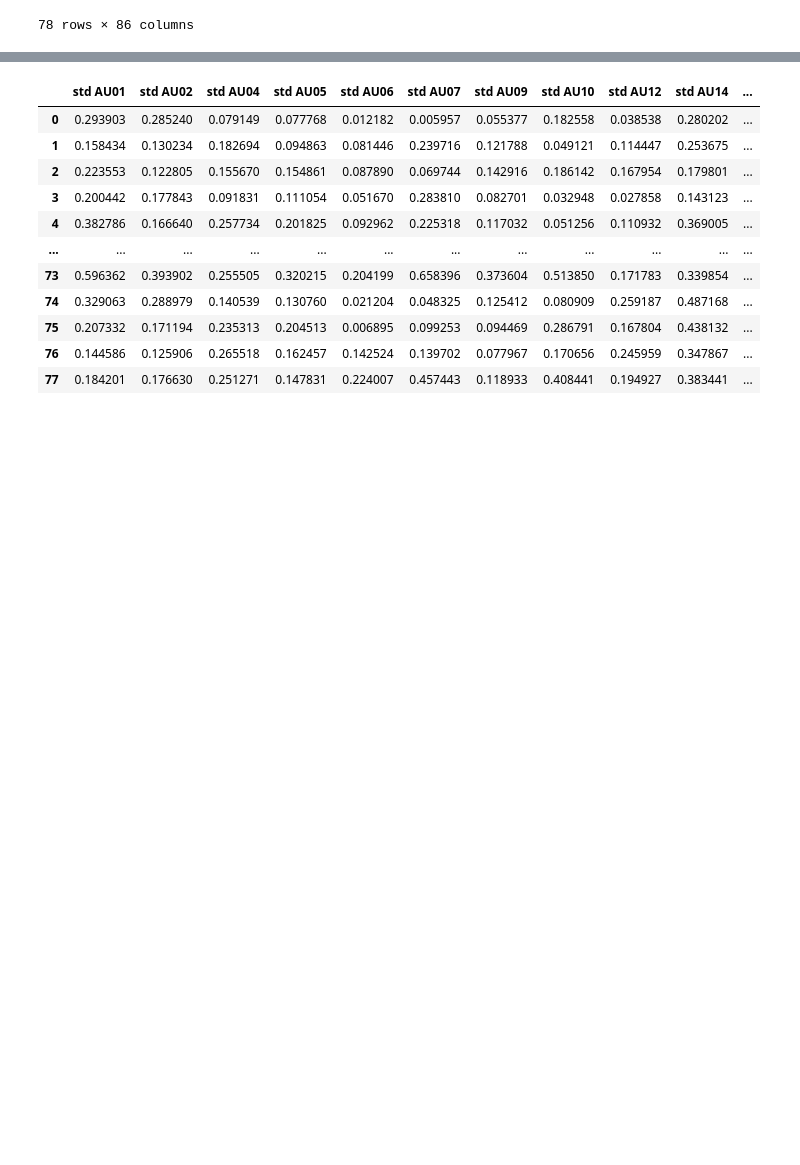
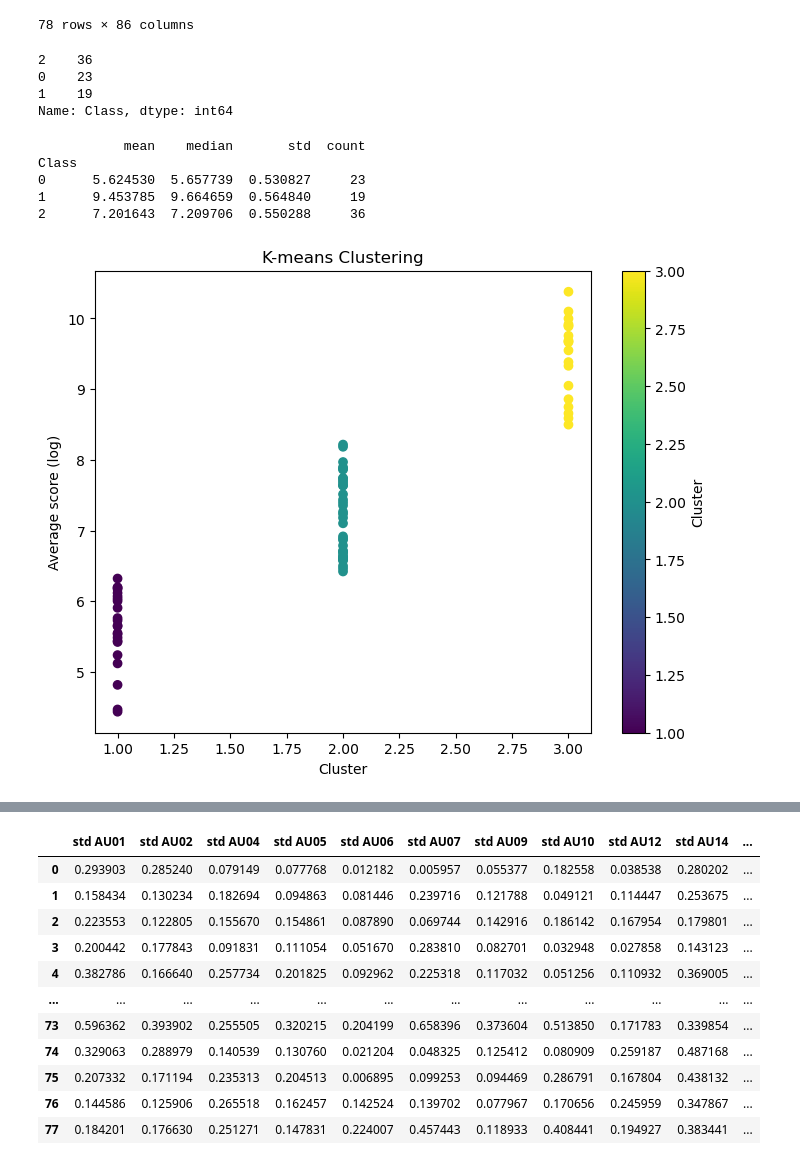
Before and after one commit to pieterhendriks/thesis, a Jupyter notebook: thesis_code.ipynb, the cells around one changed output, grey strips where cells are left out. Drawn from its saved outputs; the diff is of its cells as text; code cells hidden in the pictures; blank space fills up the shorter version.

```diff
--- a/thesis_code.ipynb
+++ b/thesis_code.ipynb
@@ -362,6 +350,6 @@ data1 = data.iloc[:, 1:]
 # %%
-data1 = pd.read_csv('data1.csv')
-data1
+data2 = pd.read_csv('data1.csv')
+data2
 # %% [output]
 |  | std AU01 | std AU02 | std AU04 | std AU05 | std AU06 | std AU07 | std AU09 | std AU10 | std AU12 | std AU14 | ... |
 | 0 | 0.293903 | 0.285240 | 0.079149 | 0.077768 | 0.012182 | 0.005957 | 0.055377 | 0.182558 | 0.038538 | 0.280202 | ... |
@@ -389,0 +367,48 @@ data_class.to_csv('data_class.csv', index=False)
+# %%
+# Extract the target variable
+target = data2['Average score (log)']
+
+# Perform k-means clustering
+k = 3  # Set the desired number of clusters
+kmeans = KMeans(n_clusters=k, random_state=0)
+kmeans.fit(target.values.reshape(-1, 1))
+
+# Assign cluster labels to create classes
+classes = kmeans.labels_
+
+# Add the classes to the dataset
+data2['Class'] = classes
+
+# Print the class distribution
+print(data2['Class'].value_counts())
+# %% [output]
+2    36
+0    23
+1    19
+Name: Class, dtype: int64
+# %%
+# Analyze the clusters
+cluster_stats = data2.groupby('Class')['Average score (log)'].agg(['mean', 'median', 'std', 'count'])
+print(cluster_stats)
+
+# Rename the cluster labels
+cluster_mapping = {0: 1, 1: 3, 2: 2}  # Define the mapping of old cluster labels to new cluster labels
+data2['Class'] = data2['Class'].map(cluster_mapping)
+
+# Visualize the clusters
+import matplotlib.pyplot as plt
+
+plt.figure(figsize=(8, 6))
+plt.scatter(data['Class'], data['Average score (log)'], c=data['Class'], cmap='viridis')
+plt.xlabel('Cluster')
+plt.ylabel('Average score (log)')
+plt.title('K-means Clustering')
+plt.colorbar(label='Cluster')
+plt.show()
+# %% [output]
+           mean    median       std  count
+Class
+0      5.624530  5.657739  0.530827     23
+1      9.453785  9.664659  0.564840     19
+2      7.201643  7.209706  0.550288     36
+[figure, added]
```
Also changed, not shown: parts of 19 cells of this notebook.
